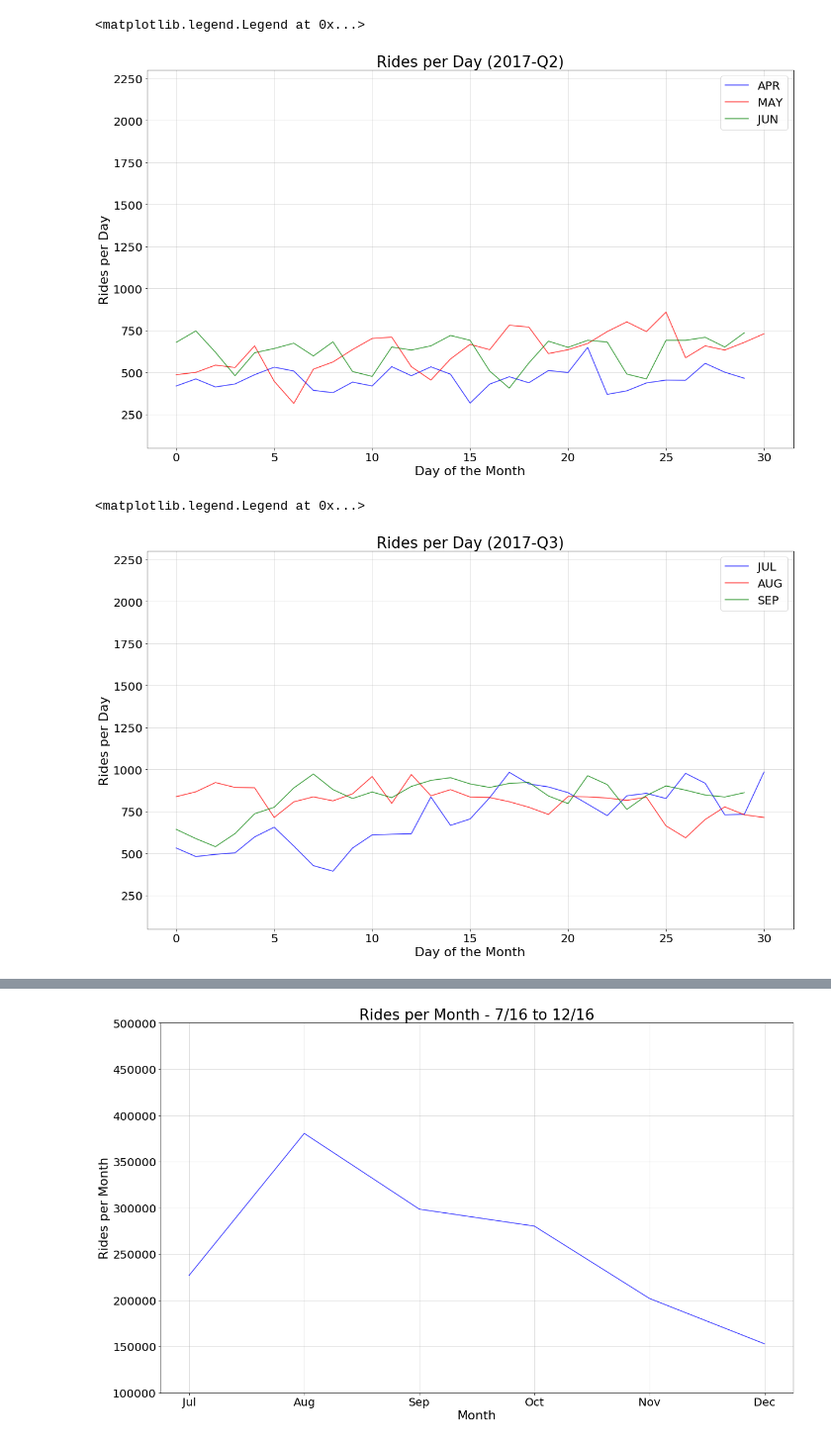
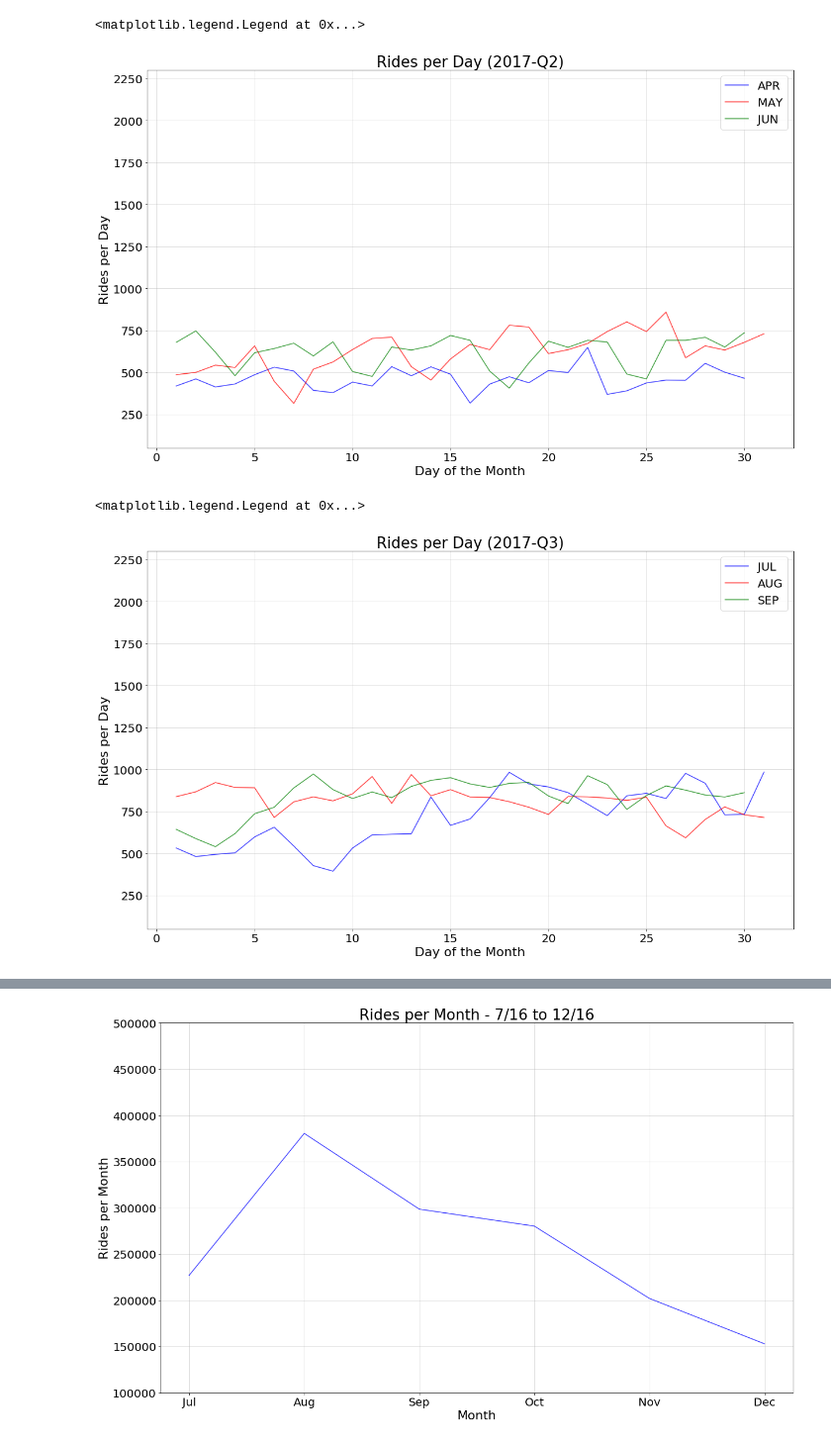
Before and after one commit to sqweets/Project1-LA-Bike_Share, a Jupyter notebook: Project_One_RidesPerDayAndMonth.ipynb, the cells around one changed output, grey strips where cells are left out. Shown: that part at 99% size. Drawn from its saved outputs; the diff is of its cells as text; code cells hidden in the pictures.

```diff
--- a/Project_One_RidesPerDayAndMonth.ipynb
+++ b/Project_One_RidesPerDayAndMonth.ipynb
@@ -221,35 +214,35 @@ grouped_Q2_df = pd.DataFrame(groupedby_month_day_17_Q2)
 # Make Month columns
 unstacked_Q2_df = grouped_Q2_df.unstack(level=0)
 
 # Get each months data
 month_4 = unstacked_Q2_df[('start_time', 4)]
 month_5 = unstacked_Q2_df[('start_time', 5)]
 month_6 = unstacked_Q2_df[('start_time', 6)]
 
-x_axis = np.arange(0, 31)
+x_axis = np.arange(1, 32)
 
 # Set y axis limits
 axes = plt.gca()
 axes.set_ylim([50,2300])
 
 apr_handle = plt.plot(x_axis, month_4, c='blue', alpha=0.75, label="APR")
 may_handle = plt.plot(x_axis, month_5, c='red', alpha=0.75, label="MAY")
 jun_handle = plt.plot(x_axis, month_6, c='green', alpha=0.75, label="JUN")
 
 plt.grid(axis='both', alpha=0.5)
 plt.xlabel("Day of the Month", fontsize = 22)
 plt.ylabel("Rides per Day", fontsize = 22)
 plt.title('Rides per Day (2017-Q2)', fontsize = 26)
 
 plt.rcParams['figure.figsize'] = (20,12)
 
 plt.rc('xtick',labelsize=20)
 plt.rc('ytick',labelsize=20)
 
 plt.legend(loc='upper right', fontsize = 20)
 # %% [output]
 <matplotlib.legend.Legend at 0x...>
-[figure, old version]
+[figure, new version]
 # %%
 # Show plot
 plt.show()
@@ -282,7 +275,7 @@ month_7 = unstacked_Q3_df[('start_time', 7)]
 month_8 = unstacked_Q3_df[('start_time', 8)]
 month_9 = unstacked_Q3_df[('start_time', 9)]
 
-x_axis = np.arange(0, 31)
+x_axis = np.arange(1, 32)
 
 # Set y axis limits
 axes = plt.gca()
@@ -305,7 +298,7 @@ plt.rc('ytick',labelsize=20)
 plt.legend(loc='upper right', fontsize = 20)
 # %% [output]
 <matplotlib.legend.Legend at 0x...>
-[figure, old version]
+[figure, new version]
 # %%
 # Show plot
 plt.show()
```
Also changed, not shown: parts of 6 cells of this notebook, 5 other files.
